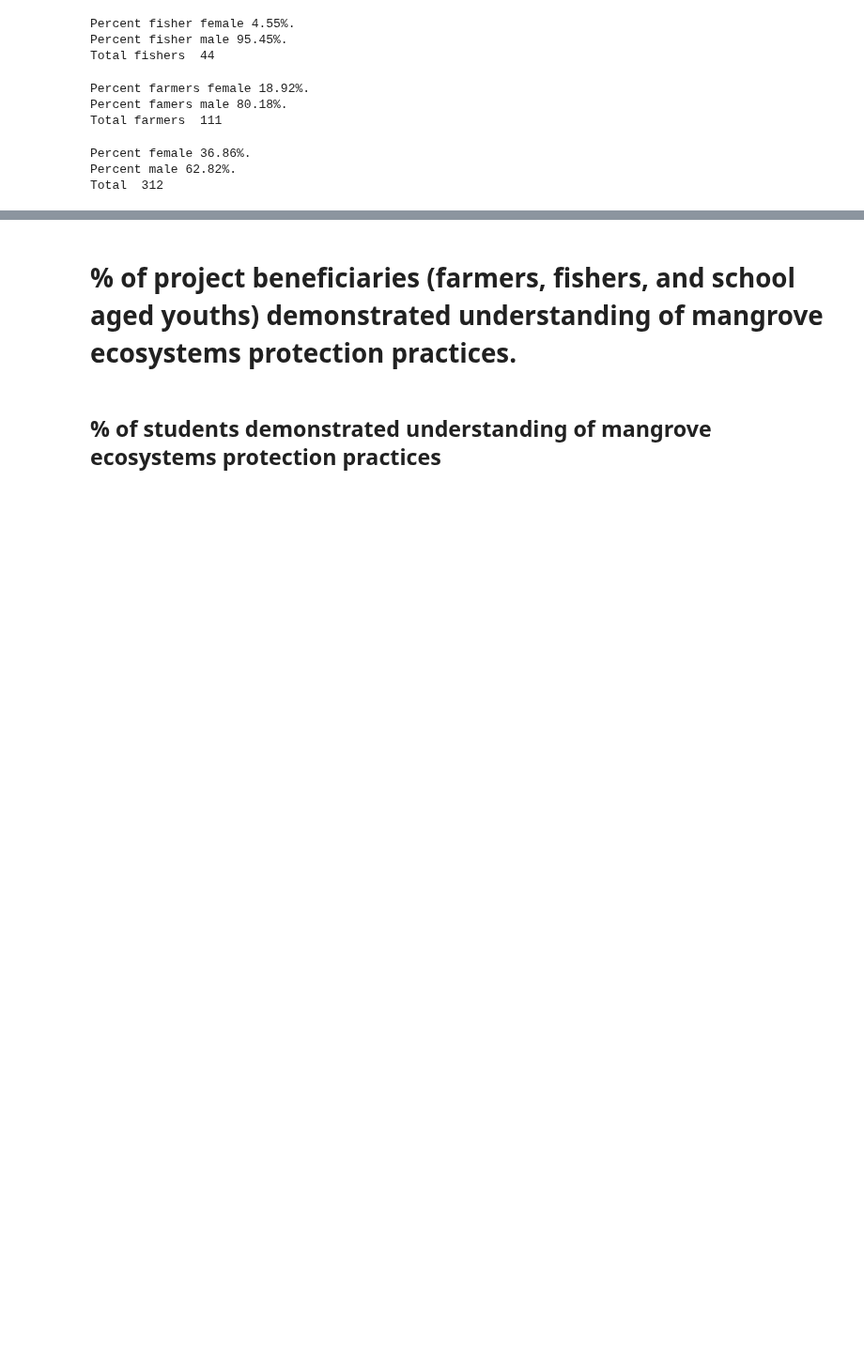
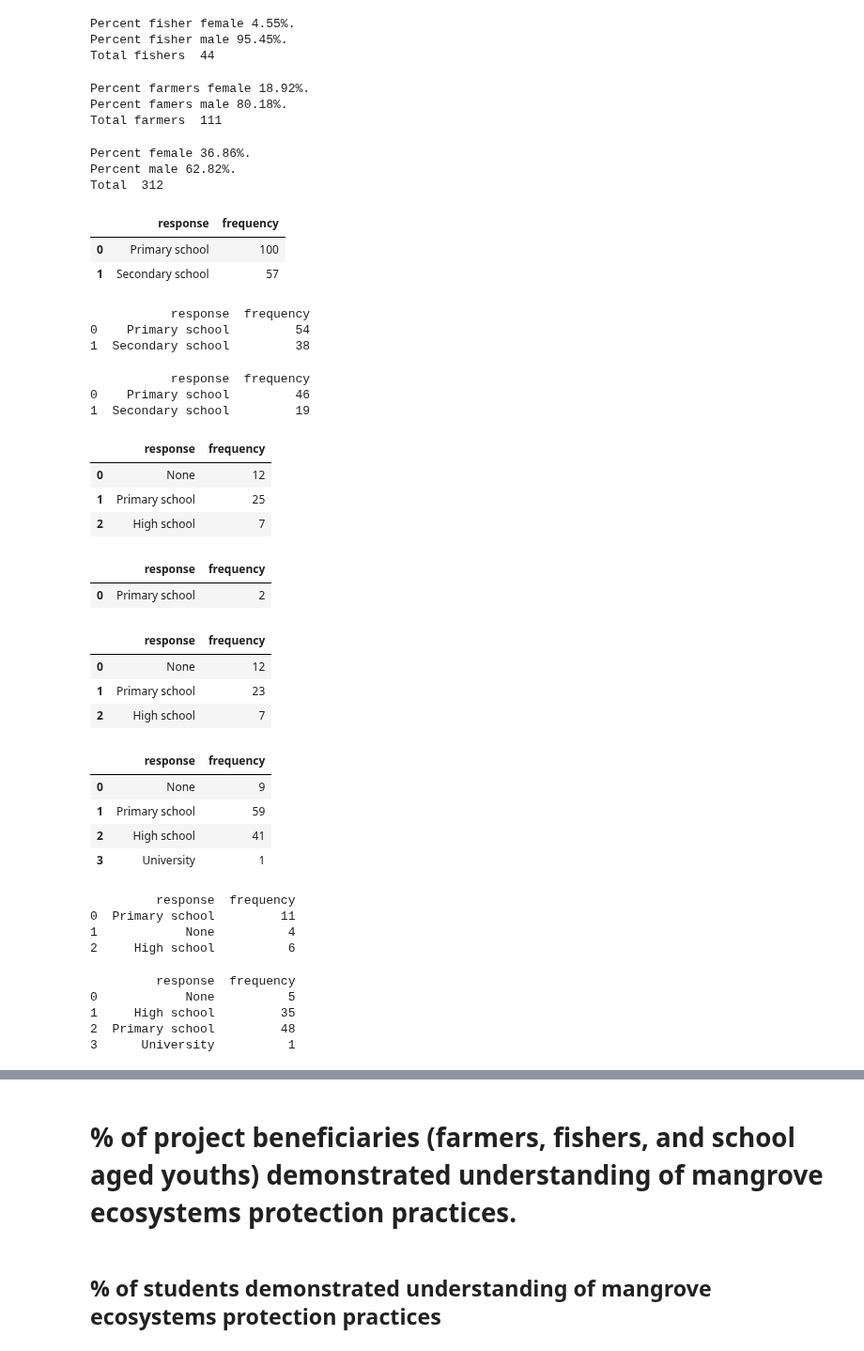
Before and after one commit to wisnercelucus/pes-nippes-data-cleaning, a Jupyter notebook: notebooks/analysis.ipynb, the cells around one changed output, grey strips where cells are left out. Shown at 94% size. Drawn from its saved outputs; the diff is of its cells as text; code cells hidden in the pictures; blank space fills up the shorter version.

```diff
--- a/notebooks/analysis.ipynb
+++ b/notebooks/analysis.ipynb
@@ -279,6 +279,27 @@ print("Total  %s" % total_r)
 Percent female 36.86%.
 Percent male 62.82%.
 Total  312
+# %%
+s_ed_df = count_freq_simple_answer(s_df, 'Education level')
+s_ed_df
+# %% [output]
+|  | response | frequency |
+| 0 | Primary school | 100 |
+| 1 | Secondary school | 57 |
+# %%
+s_ed_df_f = count_freq_simple_answer(s_df_f, 'Education level')
+print(s_ed_df_f)
+# %% [output]
+           response  frequency
+0    Primary school         54
+1  Secondary school         38
+# %%
+s_ed_df_m = count_freq_simple_answer(s_df_m, 'Education level')
+print(s_ed_df_m)
+# %% [output]
+           response  frequency
+0    Primary school         46
+1  Secondary school         19
 # %%
 s_ed_df = count_freq_simple_answer(s_df, 'Education level')
 s_ed_df_f = count_freq_simple_answer(s_df_f, 'Education level')
@@ -307,6 +328,28 @@ def docs():
     print(s_ed_def_m)
     """
     pass
+# %%
+fi_ed_df = count_freq_simple_answer(fi_df, 'Education level')
+fi_ed_df
+# %% [output]
+|  | response | frequency |
+| 0 | None | 12 |
+| 1 | Primary school | 25 |
+| 2 | High school | 7 |
+# %%
+fi_ed_df_f = count_freq_simple_answer(fi_df_f, 'Education level')
+fi_ed_df_f
+# %% [output]
+|  | response | frequency |
+| 0 | Primary school | 2 |
+# %%
+fi_ed_df_m = count_freq_simple_answer(fi_df_m, 'Education level')
+fi_ed_df_m
+# %% [output]
+|  | response | frequency |
+| 0 | None | 12 |
+| 1 | Primary school | 23 |
+| 2 | High school | 7 |
 # %%
 fi_ed_df = count_freq_simple_answer(fi_df, 'Education level')
 fi_ed_df_f = count_freq_simple_answer(fi_df_f, 'Education level')
@@ -338,6 +381,32 @@ def docs():
     print(fi_ed_def_m)
     """
     pass
+# %%
+fa_ed_df = count_freq_simple_answer(fa_df, 'Education level').dropna()
+fa_ed_df
+# %% [output]
+|  | response | frequency |
+| 0 | None | 9 |
+| 1 | Primary school | 59 |
+| 2 | High school | 41 |
+| 3 | University | 1 |
+# %%
+fa_ed_df_f = count_freq_simple_answer(fa_df_f, 'Education level')
+print(fa_ed_df_f)
+# %% [output]
+         response  frequency
+0  Primary school         11
+1            None          4
+2     High school          6
+# %%
+fa_ed_df_m = count_freq_simple_answer(fa_df_m, 'Education level')
+print(fa_ed_df_m)
+# %% [output]
+         response  frequency
+0            None          5
+1     High school         35
+2  Primary school         48
+3      University          1
 # %%
 fa_ed_df = count_freq_simple_answer(fa_df, 'Education level').dropna()
 fa_ed_df_f = count_freq_simple_answer(fa_df_f, 'Education level')
```
Also changed, not shown: parts of 6 cells of this notebook, 31 other files.
